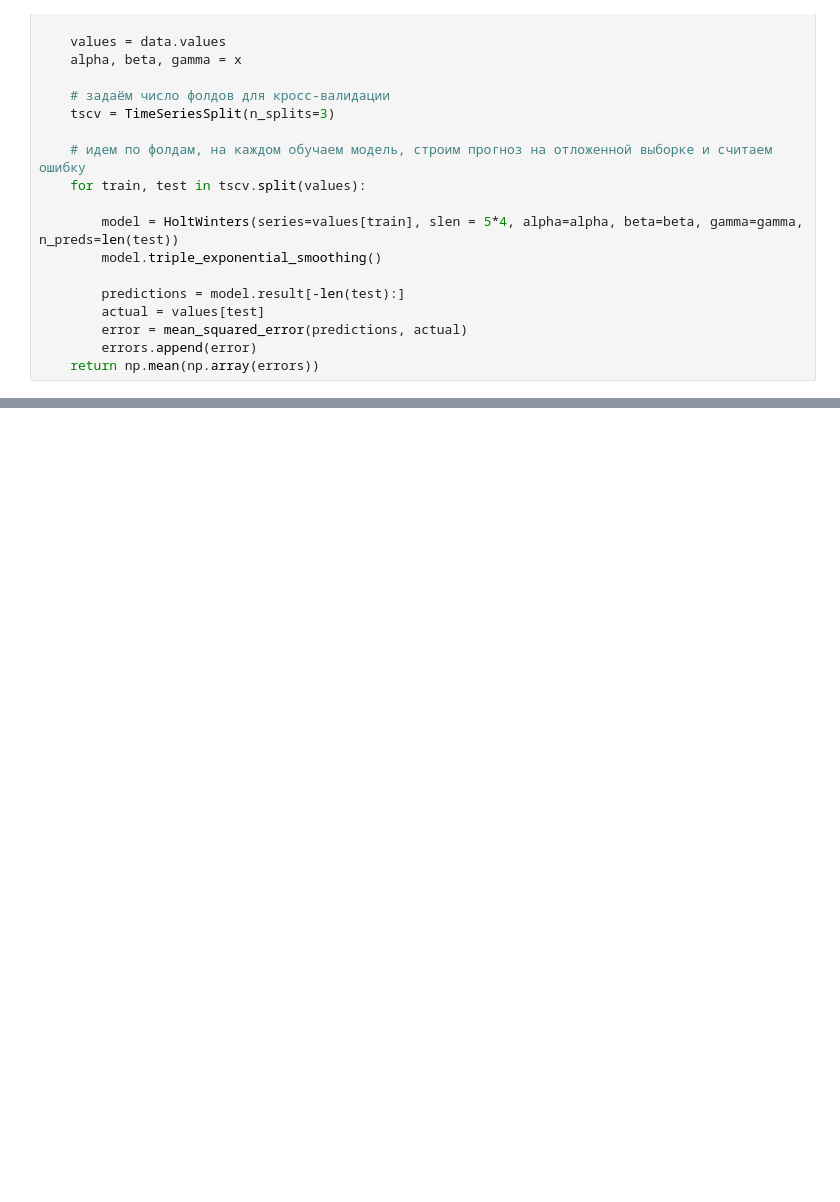
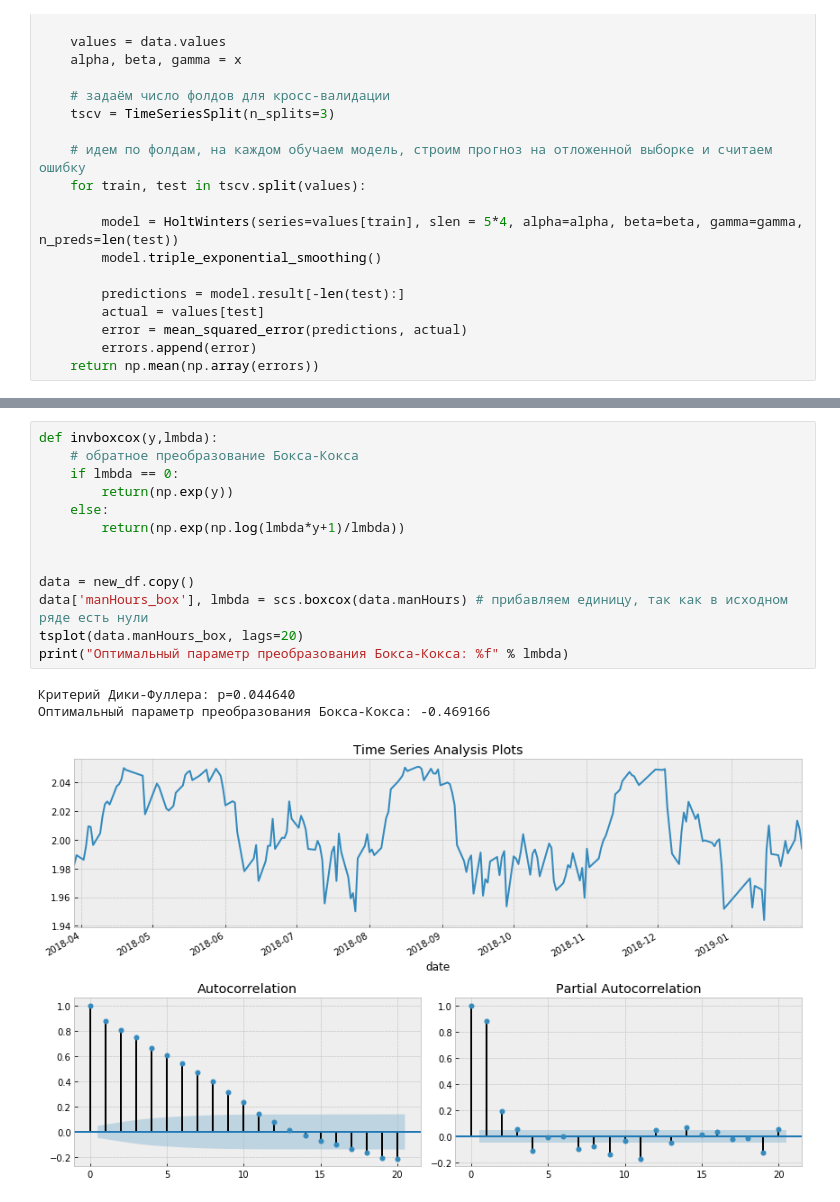
Before and after one commit to Penitto/StochProcs2, a Jupyter notebook: proj2.ipynb, the cells around one changed output, grey strips where cells are left out. Drawn from its saved outputs; the diff is of its cells as text; blank space fills up the shorter version.

```diff
--- a/proj2.ipynb
+++ b/proj2.ipynb
@@ -208,0 +298,17 @@ def timeseriesCVscore(x):
+# %%
+def invboxcox(y,lmbda):
+    # обратное преобразование Бокса-Кокса
+    if lmbda == 0:
+        return(np.exp(y))
+    else:
+        return(np.exp(np.log(lmbda*y+1)/lmbda))
+
+
+data = new_df.copy()
+data['manHours_box'], lmbda = scs.boxcox(data.manHours) # прибавляем единицу, так как в исходном ряде есть нули
+tsplot(data.manHours_box, lags=20)
+print("Оптимальный параметр преобразования Бокса-Кокса: %f" % lmbda)
+# %% [output]
+Критерий Дики-Фуллера: p=0.044640
+Оптимальный параметр преобразования Бокса-Кокса: -0.469166
+[figure, added]
```
Also changed, not shown: parts of 26 cells of this notebook.
